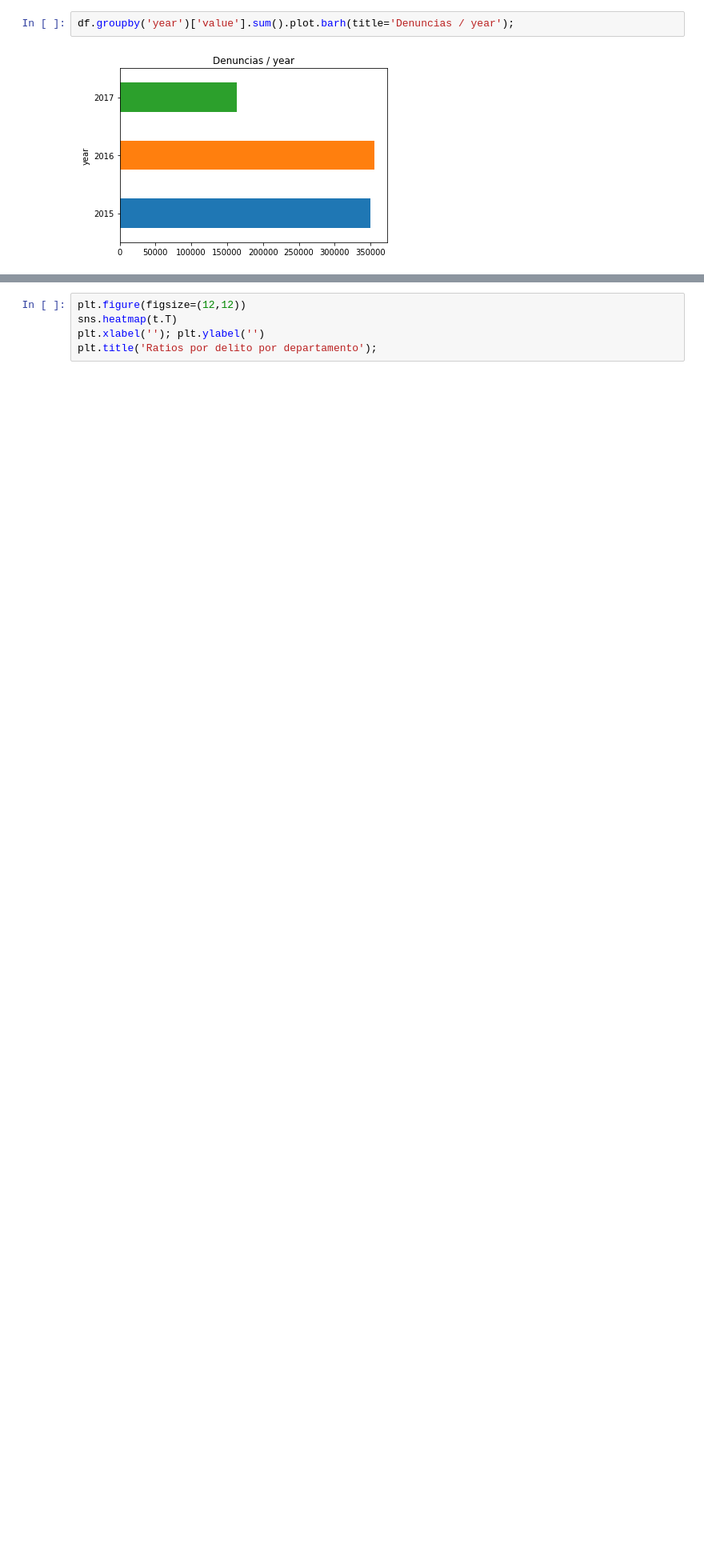
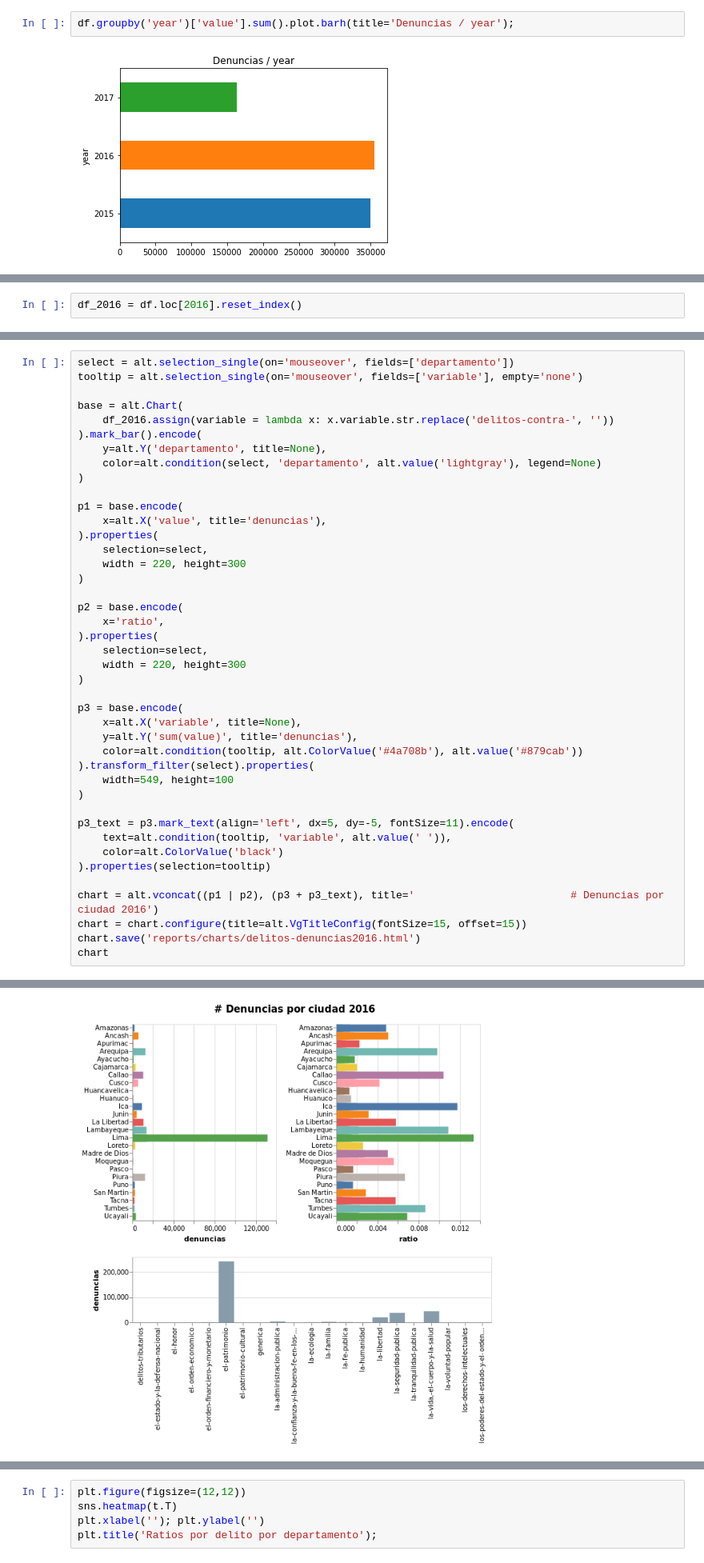
Before and after one commit to renato145/peru-stats, a Jupyter notebook: nbs/explore-delitos.ipynb, the cells around one changed output, grey strips where cells are left out. Shown at 80% size. Drawn from its saved outputs; the diff is of its cells as text; blank space fills up the shorter version.

```diff
--- a/delitos.ipynb
+++ b/nbs/explore-delitos.ipynb
@@ -86,0 +51,2 @@ df.groupby('year')['value'].sum().plot.barh(title='Denuncias / year');
+# %%
+df_2016 = df.loc[2016].reset_index()
@@ -86,0 +61,43 @@ df.groupby('year')['value'].sum().plot.barh(title='Denuncias / year');
+# %%
+select = alt.selection_single(on='mouseover', fields=['departamento'])
+tooltip = alt.selection_single(on='mouseover', fields=['variable'], empty='none')
+
+base = alt.Chart(
+    df_2016.assign(variable = lambda x: x.variable.str.replace('delitos-contra-', ''))
+).mark_bar().encode(
+    y=alt.Y('departamento', title=None),
+    color=alt.condition(select, 'departamento', alt.value('lightgray'), legend=None)
+)
+
+p1 = base.encode(
+    x=alt.X('value', title='denuncias'),
+).properties(
+    selection=select,
+    width = 220, height=300
+)
+
+p2 = base.encode(
+    x='ratio',
+).properties(
+    selection=select,
+    width = 220, height=300
+)
+
+p3 = base.encode(
+    x=alt.X('variable', title=None),
+    y=alt.Y('sum(value)', title='denuncias'),
+    color=alt.condition(tooltip, alt.ColorValue('#4a708b'), alt.value('#879cab'))
+).transform_filter(select).properties(
+    width=549, height=100
+)
+
+p3_text = p3.mark_text(align='left', dx=5, dy=-5, fontSize=11).encode(
+    text=alt.condition(tooltip, 'variable', alt.value(' ')),
+    color=alt.ColorValue('black')
+).properties(selection=tooltip)
+
+chart = alt.vconcat((p1 | p2), (p3 + p3_text), title='                         # Denuncias por ciudad 2016')
+chart = chart.configure(title=alt.VgTitleConfig(fontSize=15, offset=15))
+chart.save('reports/charts/delitos-denuncias2016.html')
+chart
+# %% [output]
@@ -86,0 +105 @@ df.groupby('year')['value'].sum().plot.barh(title='Denuncias / year');
+[figure, added]
```
Also changed, not shown: parts of 14 cells of this notebook, 3 other files.
